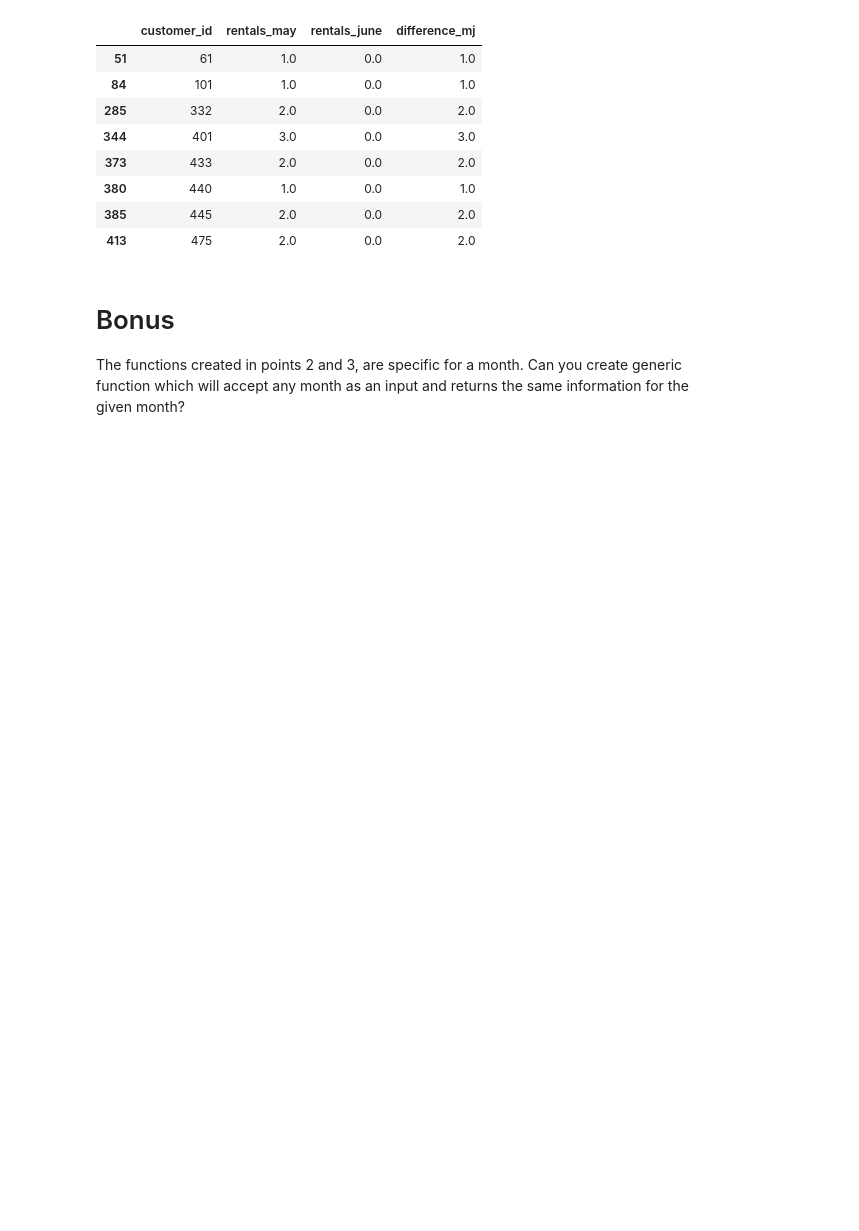
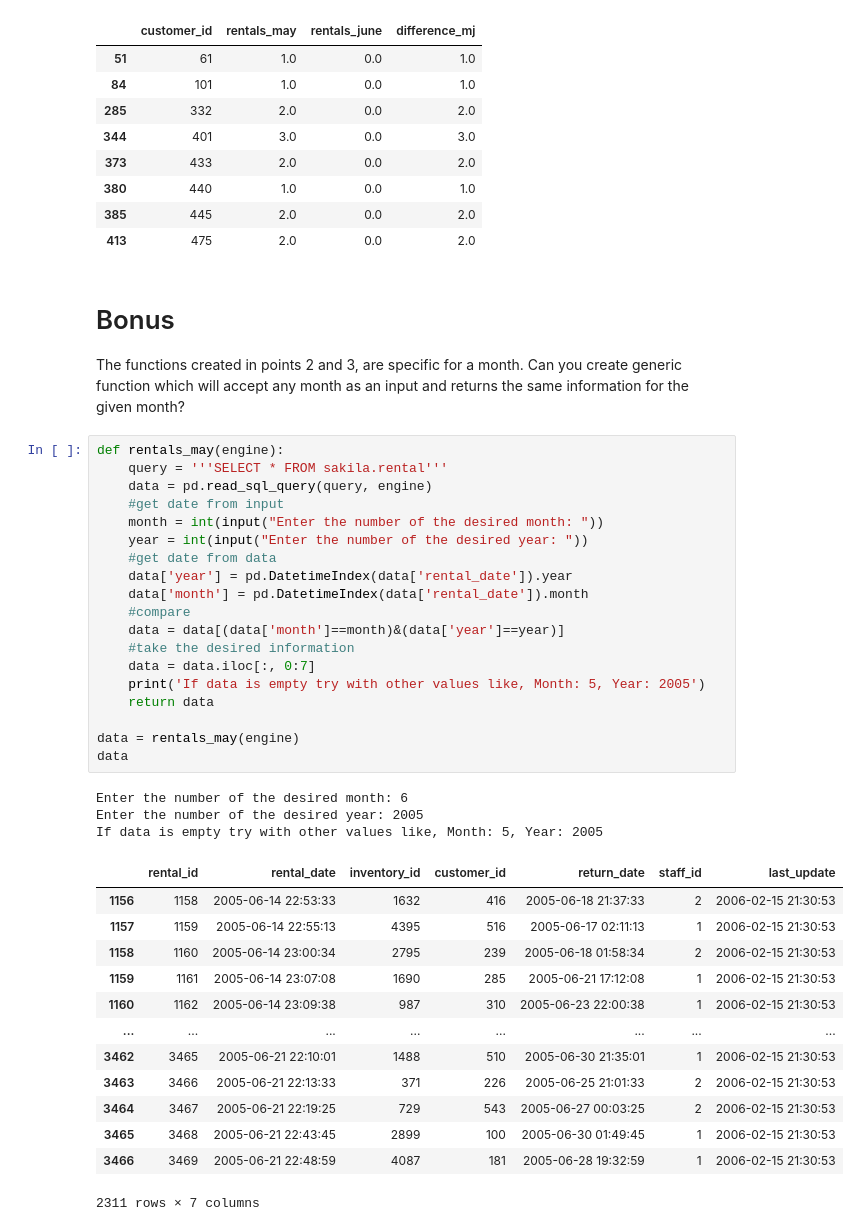
Before and after one commit to AgustinCarcelen/IronAgustin, a Jupyter notebook: Week3/Lab_Interacting with SQL from Python.ipynb, the cells around one changed output. Drawn from its saved outputs; the diff is of its cells as text; blank space fills up the shorter version.

```diff
--- a/Week3/Lab_Interacting with SQL from Python.ipynb
+++ b/Week3/Lab_Interacting with SQL from Python.ipynb
@@ -175,3 +175,39 @@ ymnj
 The functions created in points 2 and 3, are specific for a month.
 Can you create generic function which will accept any month as an input and
 returns the same information for the given month?
+# %%
+def rentals_may(engine):
+    query = '''SELECT * FROM sakila.rental'''
+    data = pd.read_sql_query(query, engine)
+    #get date from input
+    month = int(input("Enter the number of the desired month: "))
+    year = int(input("Enter the number of the desired year: "))
+    #get date from data
+    data['year'] = pd.DatetimeIndex(data['rental_date']).year
+    data['month'] = pd.DatetimeIndex(data['rental_date']).month
+    #compare
+    data = data[(data['month']==month)&(data['year']==year)]
+    #take the desired information
+    data = data.iloc[:, 0:7]
+    print('If data is empty try with other values like, Month: 5, Year: 2005')
+    return data
+
+data = rentals_may(engine)
+data
+# %% [output]
+Enter the number of the desired month: 6
+Enter the number of the desired year: 2005
+If data is empty try with other values like, Month: 5, Year: 2005
+|  | rental_id | rental_date | inventory_id | customer_id | return_date | staff_id | last_update |
+| 1156 | 1158 | 2005-06-14 22:53:33 | 1632 | 416 | 2005-06-18 21:37:33 | 2 | 2006-02-15 21:30:53 |
+| 1157 | 1159 | 2005-06-14 22:55:13 | 4395 | 516 | 2005-06-17 02:11:13 | 1 | 2006-02-15 21:30:53 |
+| 1158 | 1160 | 2005-06-14 23:00:34 | 2795 | 239 | 2005-06-18 01:58:34 | 2 | 2006-02-15 21:30:53 |
+| 1159 | 1161 | 2005-06-14 23:07:08 | 1690 | 285 | 2005-06-21 17:12:08 | 1 | 2006-02-15 21:30:53 |
+| 1160 | 1162 | 2005-06-14 23:09:38 | 987 | 310 | 2005-06-23 22:00:38 | 1 | 2006-02-15 21:30:53 |
+| ... | ... | ... | ... | ... | ... | ... | ... |
+| 3462 | 3465 | 2005-06-21 22:10:01 | 1488 | 510 | 2005-06-30 21:35:01 | 1 | 2006-02-15 21:30:53 |
+| 3463 | 3466 | 2005-06-21 22:13:33 | 371 | 226 | 2005-06-25 21:01:33 | 2 | 2006-02-15 21:30:53 |
+| 3464 | 3467 | 2005-06-21 22:19:25 | 729 | 543 | 2005-06-27 00:03:25 | 2 | 2006-02-15 21:30:53 |
+| 3465 | 3468 | 2005-06-21 22:43:45 | 2899 | 100 | 2005-06-30 01:49:45 | 1 | 2006-02-15 21:30:53 |
+| 3466 | 3469 | 2005-06-21 22:48:59 | 4087 | 181 | 2005-06-28 19:32:59 | 1 | 2006-02-15 21:30:53 |
+2311 rows × 7 columns
```
